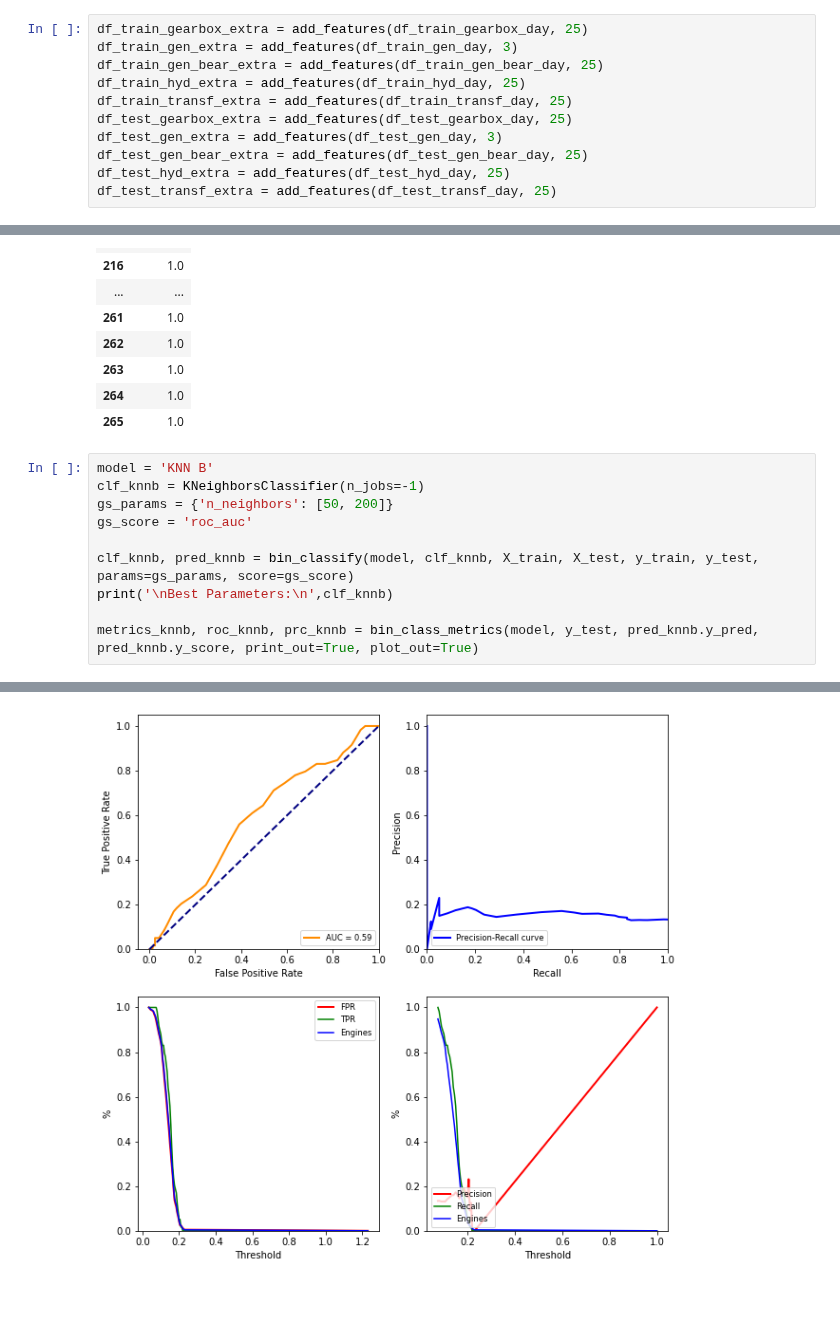
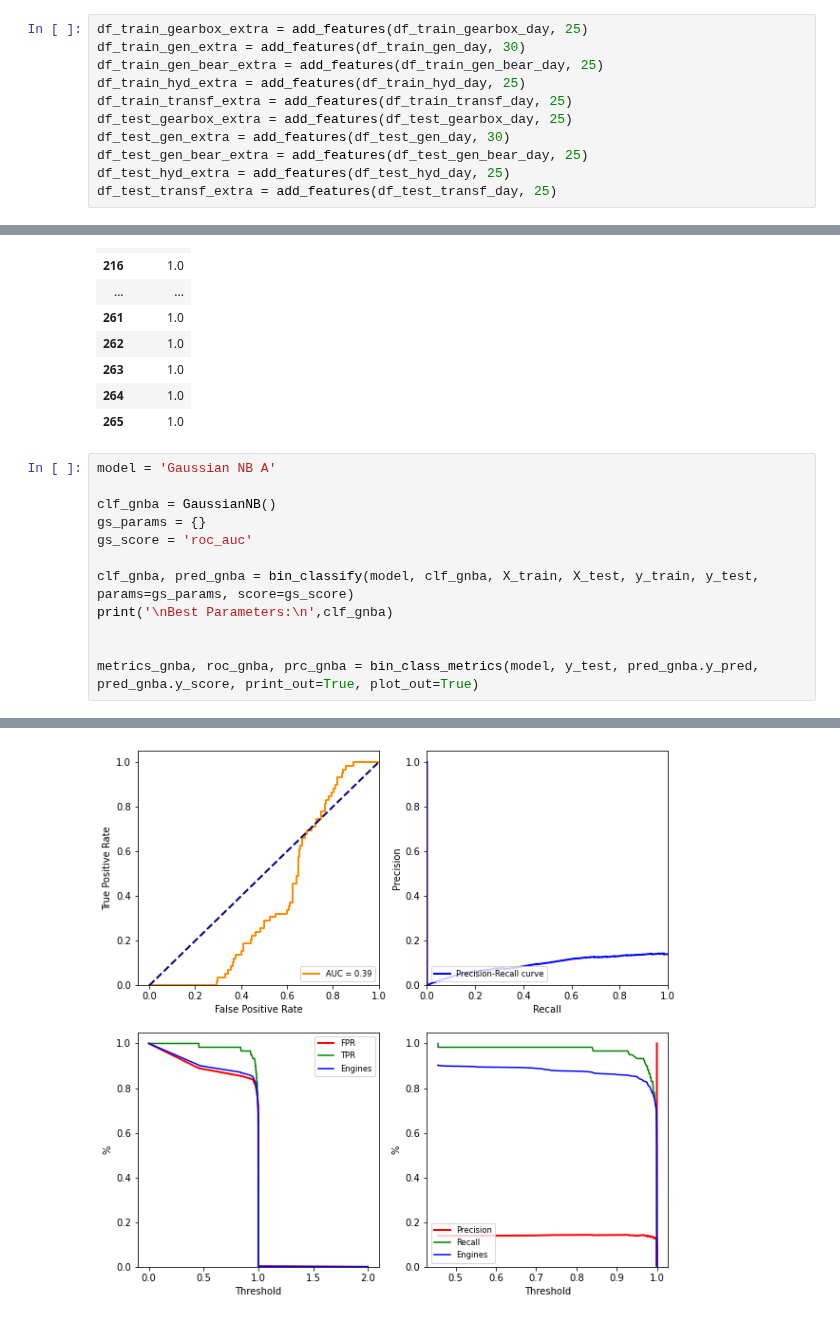
Before and after one commit to RicardoJPedro82/wmillfailprev, a Jupyter notebook: notebooks/models_v2.ipynb, the cells around one changed output, grey strips where cells are left out. Saved outputs shown, nothing was run; the diff lists cells and outputs as text.

Commit message:
Bad Models

```diff
--- a/notebooks/models_v2.ipynb
+++ b/notebooks/models_v2.ipynb
@@ -105,12 +117,12 @@ def add_features(df_in, rolling_win_size):
     return df_out
 # %%
 df_train_gearbox_extra = add_features(df_train_gearbox_day, 25)
-df_train_gen_extra = add_features(df_train_gen_day, 3)
+df_train_gen_extra = add_features(df_train_gen_day, 30)
 df_train_gen_bear_extra = add_features(df_train_gen_bear_day, 25)
 df_train_hyd_extra = add_features(df_train_hyd_day, 25)
 df_train_transf_extra = add_features(df_train_transf_day, 25)
 df_test_gearbox_extra = add_features(df_test_gearbox_day, 25)
-df_test_gen_extra = add_features(df_test_gen_day, 3)
+df_test_gen_extra = add_features(df_test_gen_day, 30)
 df_test_gen_bear_extra = add_features(df_test_gen_bear_day, 25)
 df_test_hyd_extra = add_features(df_test_hyd_day, 25)
 df_test_transf_extra = add_features(df_test_transf_day, 25)
@@ -556,14 +604,16 @@ temp[temp['60_days'] == 1]
 | 264 | 1.0 |
 | 265 | 1.0 |
 # %%
-model = 'KNN B'
-clf_knnb = KNeighborsClassifier(n_jobs=-1)
-gs_params = {'n_neighbors': [50, 200]}
+model = 'Gaussian NB A'
+
+clf_gnba = GaussianNB()
+gs_params = {}
 gs_score = 'roc_auc'
 
-clf_knnb, pred_knnb = bin_classify(model, clf_knnb, X_train, X_test, y_train, y_test, params=gs_params, score=gs_score)
-print('\nBest Parameters:\n',clf_knnb)
+clf_gnba, pred_gnba = bin_classify(model, clf_gnba, X_train, X_test, y_train, y_test, params=gs_params, score=gs_score)
+print('\nBest Parameters:\n',clf_gnba)
 
-metrics_knnb, roc_knnb, prc_knnb = bin_class_metrics(model, y_test, pred_knnb.y_pred, pred_knnb.y_score, print_out=True, plot_out=True)
+
+metrics_gnba, roc_gnba, prc_gnba = bin_class_metrics(model, y_test, pred_gnba.y_pred, pred_gnba.y_score, print_out=True, plot_out=True)
 # %% [output]
 Best Parameters:
@@ -586 +636 @@ Classification Report:
-[figure, old version]
+[figure, new version]
```
Also changed, not shown: parts of 13 cells of this notebook.
